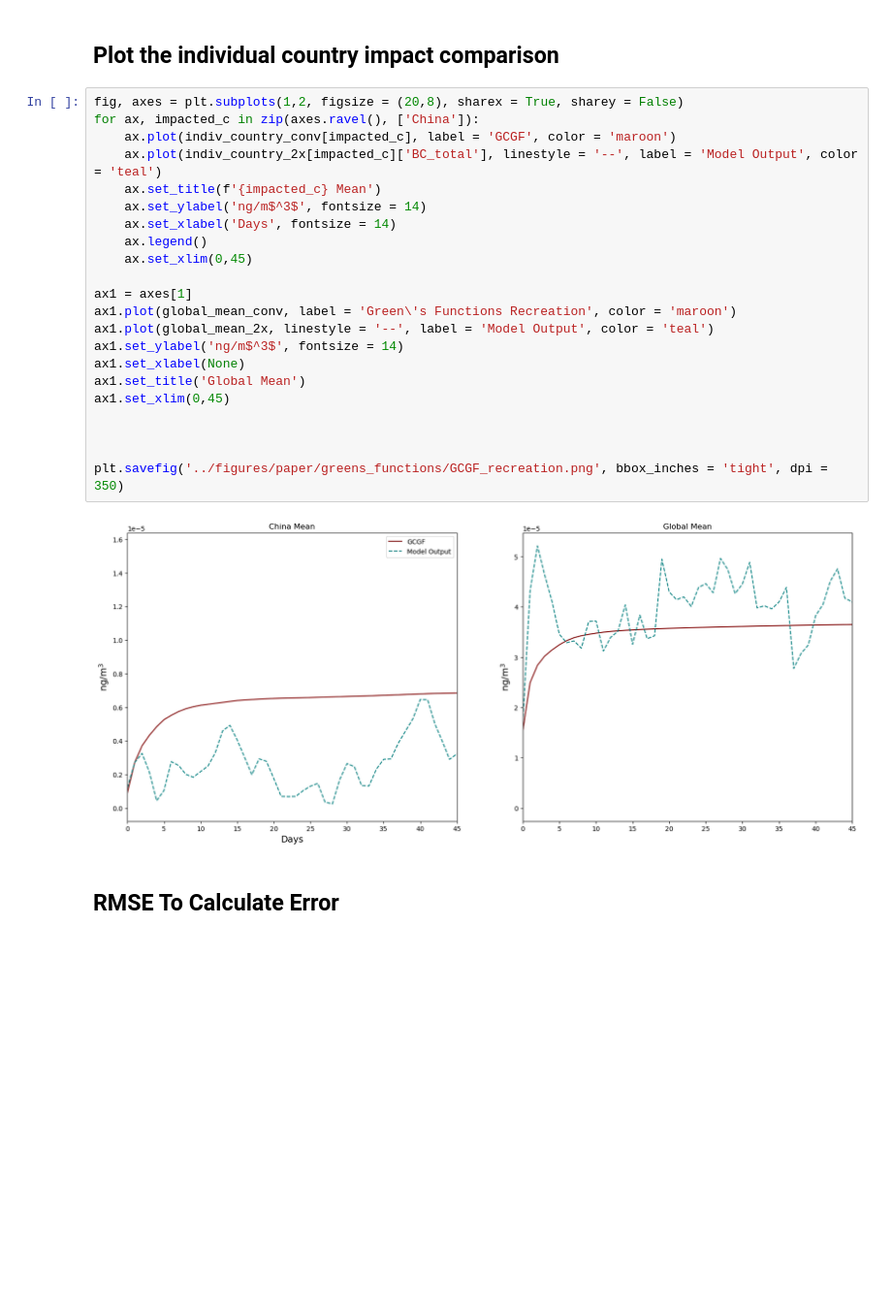
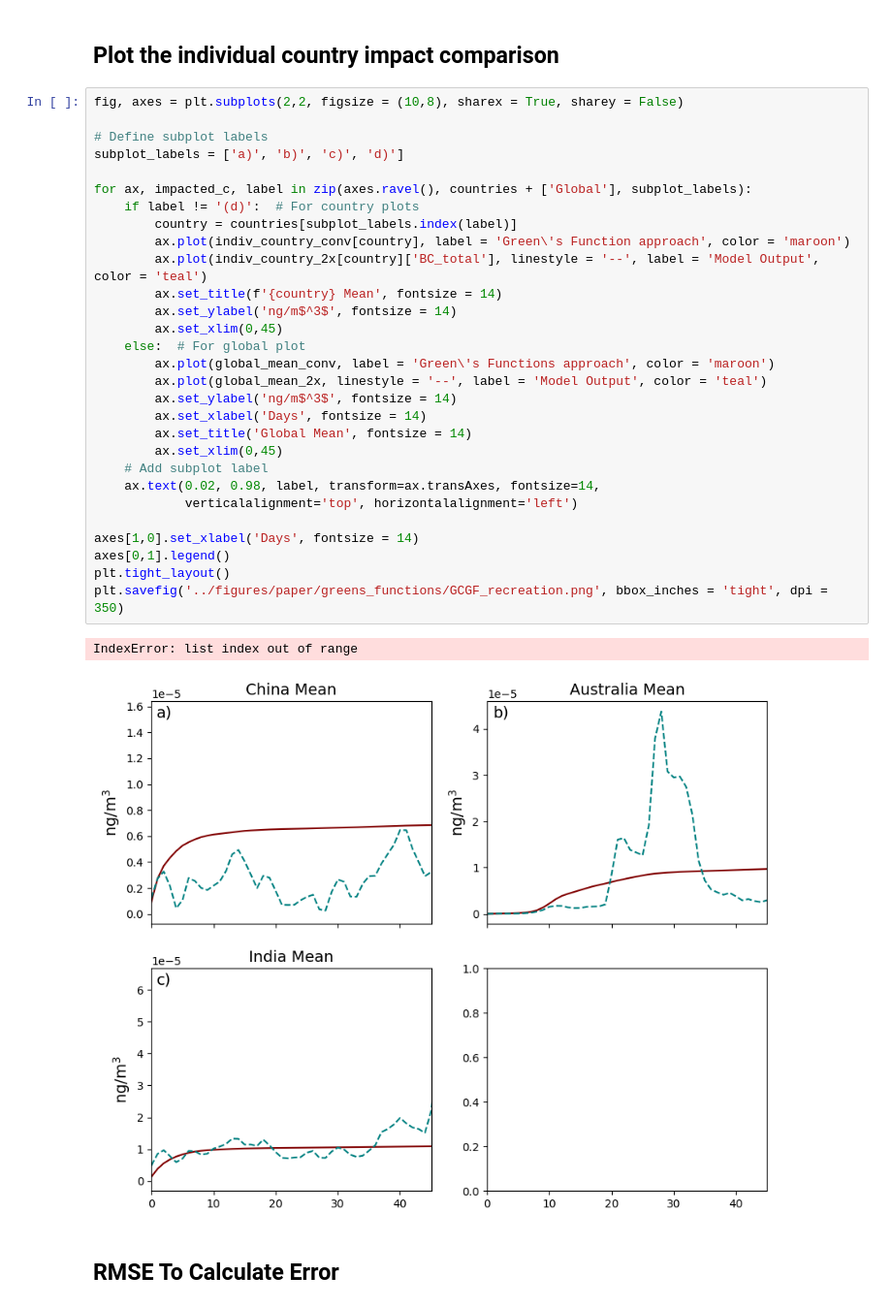
Before and after one commit to lfreese/BC-IRF, a Jupyter notebook: analysis_plotting/cosin_comparison.ipynb, the cells around one changed output. Shown at 97% size. Cells and saved outputs as stored; diff of their text form; blank space fills up the shorter version.

Commit message:
updated figures for the final draft, specifically added per mw plots

```diff
--- a/analysis_plotting/cosin_comparison.ipynb
+++ b/analysis_plotting/cosin_comparison.ipynb
@@ -184,29 +181,37 @@ for country_impacted in countries:
 # %% [markdown]
 ## Plot the individual country impact comparison
 # %%
-fig, axes = plt.subplots(1,2, figsize = (20,8), sharex = True, sharey = False)
-for ax, impacted_c in zip(axes.ravel(), ['China']):
-    ax.plot(indiv_country_conv[impacted_c], label = 'GCGF', color = 'maroon')
-    ax.plot(indiv_country_2x[impacted_c]['BC_total'], linestyle = '--', label = 'Model Output', color = 'teal')
-    ax.set_title(f'{impacted_c} Mean')
-    ax.set_ylabel('ng/m$^3$', fontsize = 14)
-    ax.set_xlabel('Days', fontsize = 14)
-    ax.legend()
-    ax.set_xlim(0,45)
+fig, axes = plt.subplots(2,2, figsize = (10,8), sharex = True, sharey = False)
 
-ax1 = axes[1]
-ax1.plot(global_mean_conv, label = 'Green\'s Functions Recreation', color = 'maroon')
-ax1.plot(global_mean_2x, linestyle = '--', label = 'Model Output', color = 'teal')
-ax1.set_ylabel('ng/m$^3$', fontsize = 14)
-ax1.set_xlabel(None)
-ax1.set_title('Global Mean')
-ax1.set_xlim(0,45)
+# Define subplot labels
+subplot_labels = ['a)', 'b)', 'c)', 'd)']
 
+for ax, impacted_c, label in zip(axes.ravel(), countries + ['Global'], subplot_labels):
+    if label != '(d)':  # For country plots
+        country = countries[subplot_labels.index(label)]
+        ax.plot(indiv_country_conv[country], label = 'Green\'s Function approach', color = 'maroon')
+        ax.plot(indiv_country_2x[country]['BC_total'], linestyle = '--', label = 'Model Output', color = 'teal')
+        ax.set_title(f'{country} Mean', fontsize = 14)
+        ax.set_ylabel('ng/m$^3$', fontsize = 14)
+        ax.set_xlim(0,45)
+    else:  # For global plot
+        ax.plot(global_mean_conv, label = 'Green\'s Functions approach', color = 'maroon')
+        ax.plot(global_mean_2x, linestyle = '--', label = 'Model Output', color = 'teal')
+        ax.set_ylabel('ng/m$^3$', fontsize = 14)
+        ax.set_xlabel('Days', fontsize = 14)
+        ax.set_title('Global Mean', fontsize = 14)
+        ax.set_xlim(0,45)
+    # Add subplot label
+    ax.text(0.02, 0.98, label, transform=ax.transAxes, fontsize=14,
+            verticalalignment='top', horizontalalignment='left')
 
-
+axes[1,0].set_xlabel('Days', fontsize = 14)
+axes[0,1].legend()
+plt.tight_layout()
 plt.savefig('../figures/paper/greens_functions/GCGF_recreation.png', bbox_inches = 'tight', dpi = 350)
 # %% [output]
+IndexError: list index out of range
-[figure, old version]
+[figure, new version]
 # %% [markdown]
 ## RMSE To Calculate Error
 # %%
```
Also changed, not shown: parts of 9 cells of this notebook, 2 other files.
